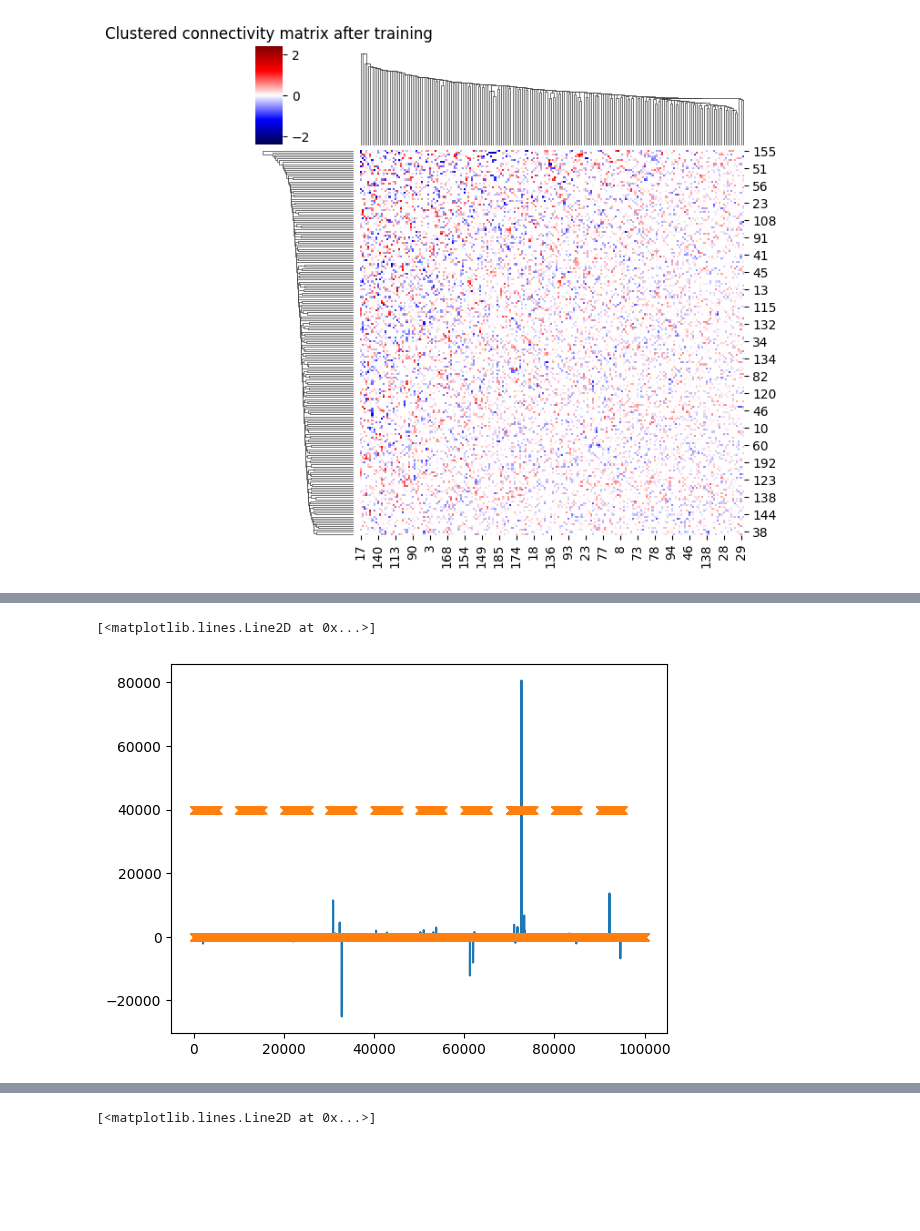
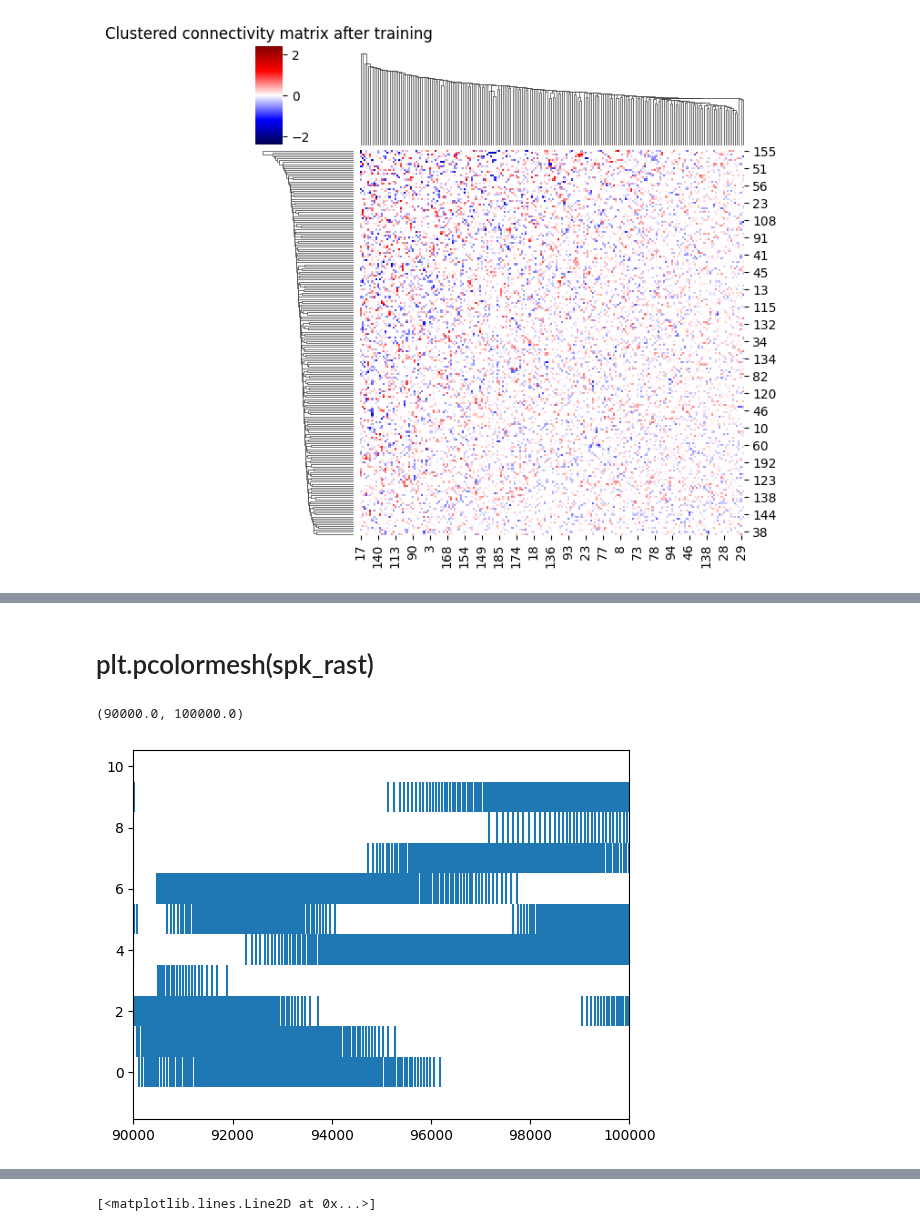
Before and after one commit to Sam-q-3736/srnn_rls, a Jupyter notebook: Untitled2.ipynb, the cells around one changed output, grey strips where cells are left out. Saved outputs shown, nothing was run; the diff lists cells and outputs as text; code cells hidden in the pictures; blank space fills up the shorter version.

```diff
--- a/Untitled2.ipynb
+++ b/Untitled2.ipynb
@@ -96,7 +82,13 @@ plt.eventplot(spk_times[0:10]);
-# %%
-ind = 1
-plt.plot(np.tan(thetas[ind]/2))
-plt.plot(spk_rast[ind]*40000, 'x')
-# %% [output]
-[<matplotlib.lines.Line2D at 0x...>]
-[figure, removed]
+# %% [markdown]
+# plt.pcolormesh(spk_rast)
+# %%
+spk_inds, spk_t = np.nonzero(spk_rast)
+spk_times = []
+for idx in np.unique(spk_inds):
+    spk_times.append(spk_t[spk_inds == idx])
+
+plt.eventplot(spk_times[0:10]);
+plt.xlim(90000, 100000)
+# %% [output]
+(90000.0, 100000.0)
+[figure, added]
```
Also changed, not shown: parts of 3 cells of this notebook.
